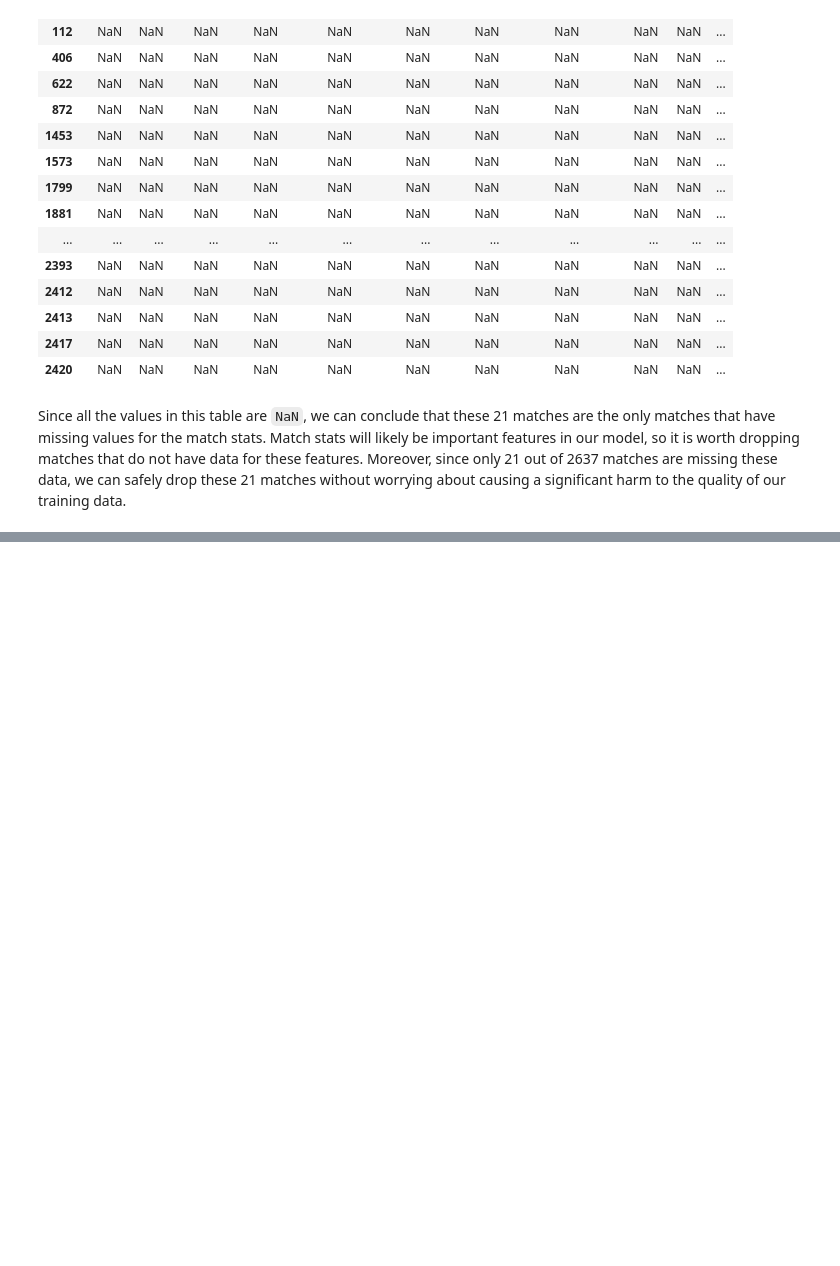
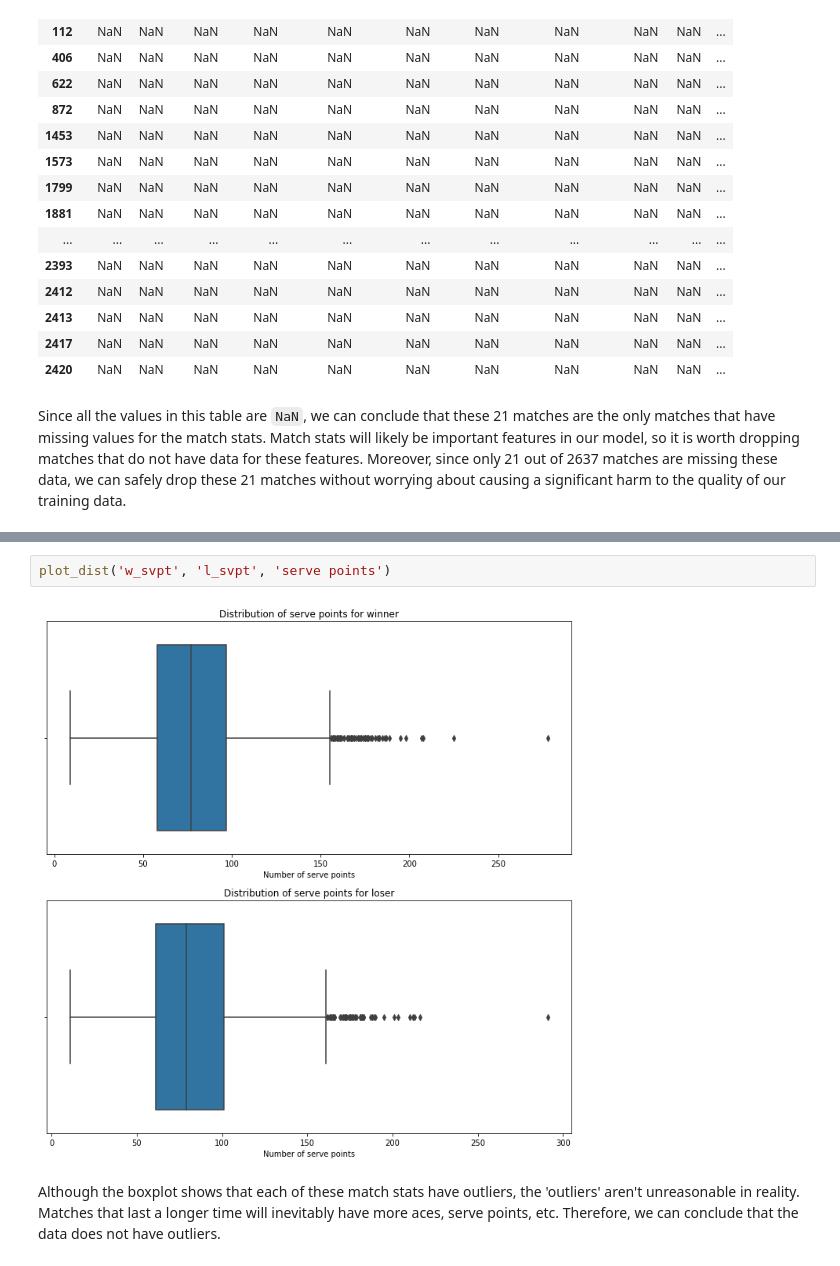
Before and after one commit to rkunani/GameSetMatch, a Jupyter notebook: data-cleaning.ipynb, the cells around one changed output, grey strips where cells are left out. Saved outputs shown, nothing was run; the diff lists cells and outputs as text; blank space fills up the shorter version.

```diff
--- a/data-cleaning.ipynb
+++ b/data-cleaning.ipynb
@@ -171,0 +213,6 @@ match_data_2018_df= match_data_2018_df.drop(missing_match_stats.index, axis=0)
+# %%
+plot_dist('w_svpt', 'l_svpt', 'serve points')
+# %% [output]
+[figure, added]
+# %% [markdown]
+Although the boxplot shows that each of these match stats have outliers, the 'outliers' aren't unreasonable in reality. Matches that last a longer time will inevitably have more aces, serve points, etc. Therefore, we can conclude that the data does not have outliers.
```
Also changed, not shown: parts of 10 cells of this notebook.
